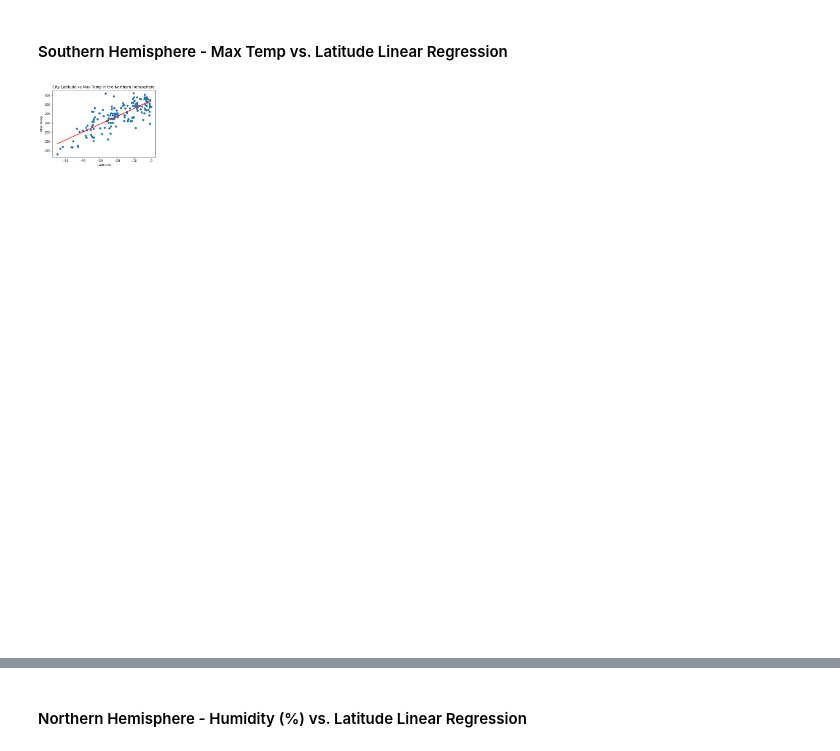
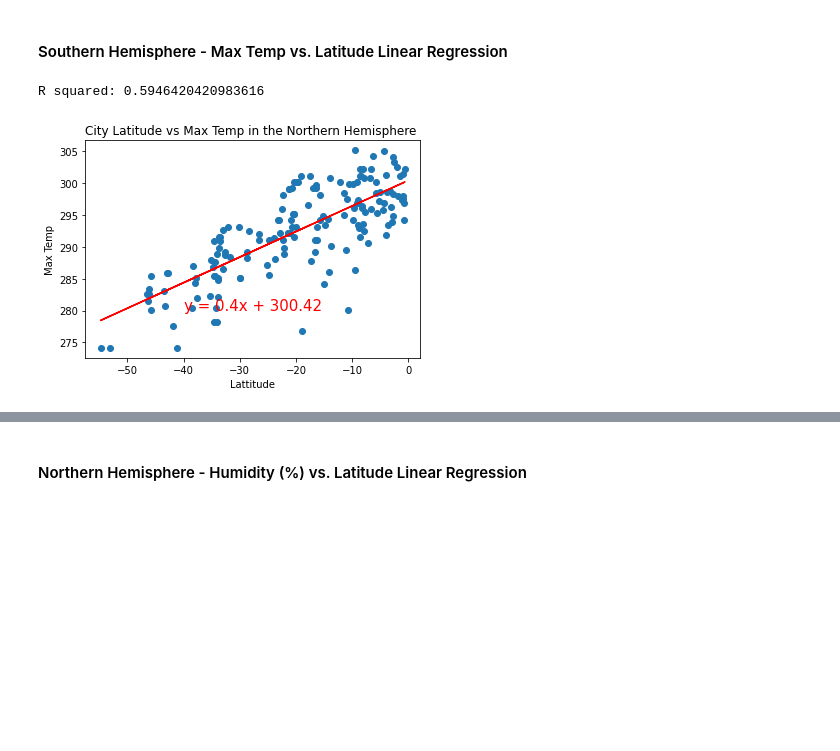
Before and after one commit to SograMemon/python-api-challenge, a Jupyter notebook: WeatherPy/WeatherPy.ipynb, the cells around one changed output, grey strips where cells are left out. Saved outputs shown, nothing was run; the diff lists cells and outputs as text; code cells hidden in the pictures; blank space fills up the shorter version.

```diff
--- a/WeatherPy/WeatherPy.ipynb
+++ b/WeatherPy/WeatherPy.ipynb
@@ -335,16 +333,19 @@ The r-squared is: 0.8271188905041935
 # %%
 df_lat_MaxTemp= df_Southern[["Lat", "Max Temp"]]
 x_values= df_lat_MaxTemp["Lat"]
 y_values= df_lat_MaxTemp["Max Temp"]
 (slope, intercept, rvalue, pvalue, stderr) = linregress(x_values, y_values)
 regress_values = x_values * slope + intercept
 line_eq = "y = " + str(round(slope,2)) + "x + " + str(round(intercept,2))
 plt.scatter(x_values,y_values)
 plt.plot(x_values,regress_values,"r-")
-plt.annotate(line_eq,(6,10),fontsize=15,color="red")
+plt.annotate(line_eq,(-40,280),fontsize=15,color="red")
 plt.xlabel("Lattitude")
 plt.ylabel("Max Temp")
 plt.title("City Latitude vs Max Temp in the Northern Hemisphere ")
+print(f"R squared: {rvalue**2}")
+plt.savefig("../output_data/lat_MaxTemp_Southern")
 plt.show()
 # %% [output]
+R squared: 0.5946420420983616
-[figure, old version]
+[figure, new version]
```
Also changed, not shown: parts of 26 cells of this notebook, 13 other files.
